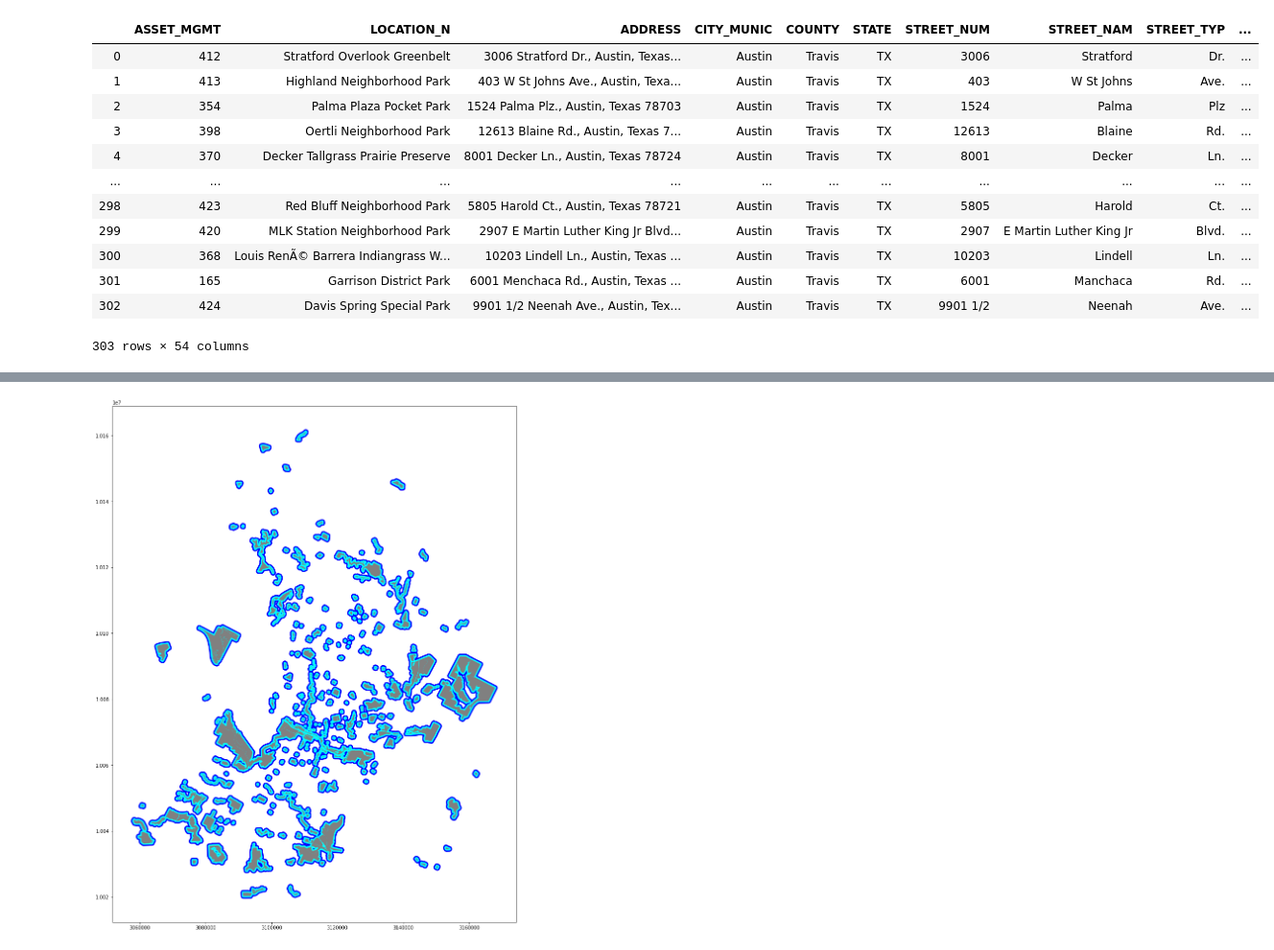
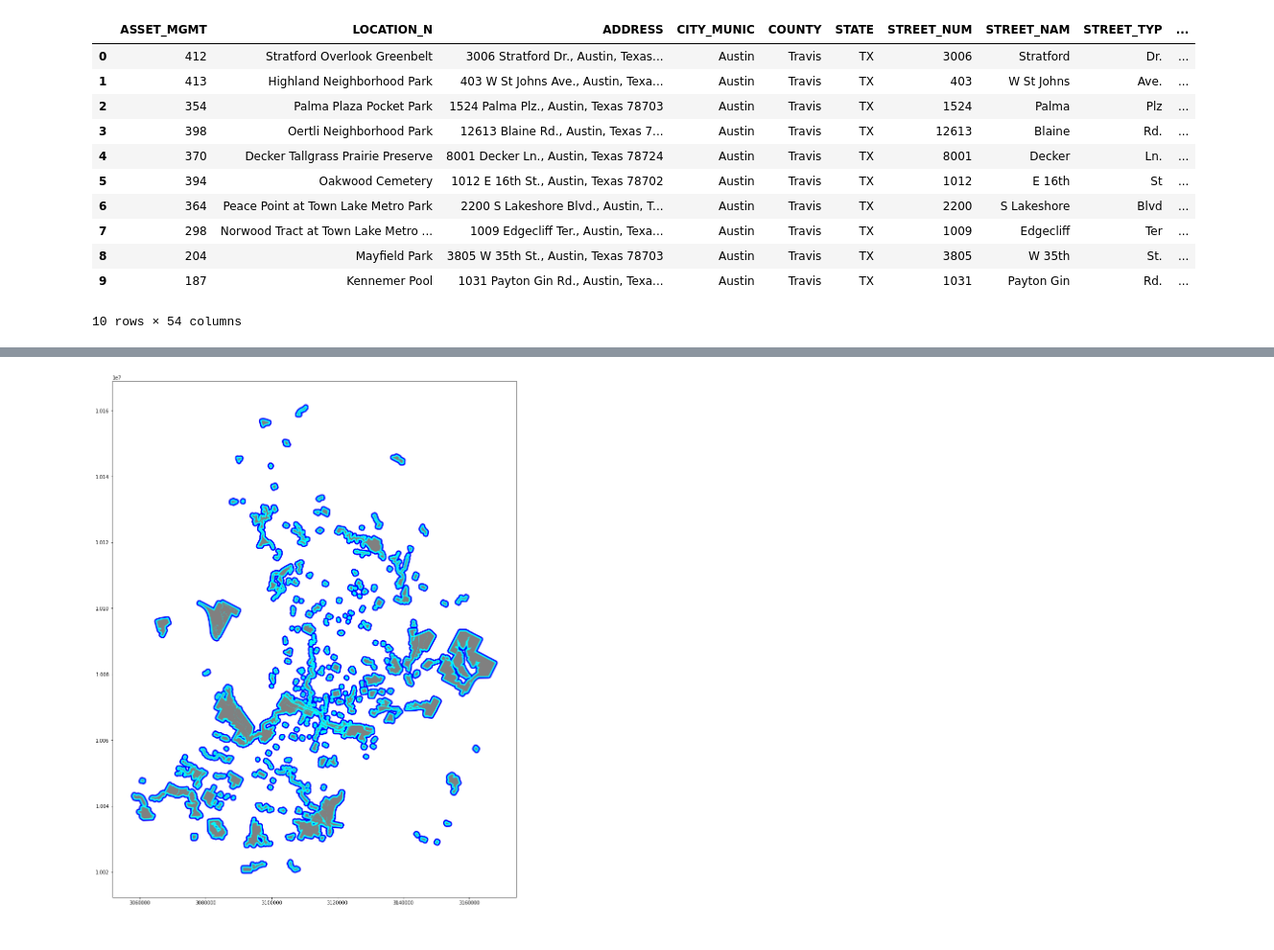
Before and after one commit to vsibarra/park-equity-atx, a Jupyter notebook: notebooks/ParkServiceArea.ipynb, the cells around one changed output, grey strips where cells are left out. Shown at 96% size. Saved outputs shown, nothing was run; the diff lists cells and outputs as text; code cells hidden in the pictures.

```diff
--- a/notebooks/ParkServiceArea.ipynb
+++ b/notebooks/ParkServiceArea.ipynb
@@ -17,24 +10,24 @@ import pandas as pd
 # %%
 wd = os.getcwd()
 wd = wd[:wd.find('notebooks')]
 
 
 coaparks = gpd.read_file(wd+"data/coaparks/BOUNDARIES_city_of_austin_parks.shp")
 coaparks.crs = {'init': 'epsg:102739'}
 coaparks
 # nature preserves are not for recreation
 # Separate these before hand!
+coaparks.head(10)
 # %% [output]
 |  | ASSET_MGMT | LOCATION_N | ADDRESS | CITY_MUNIC | COUNTY | STATE | STREET_NUM | STREET_NAM | STREET_TYP | ... |
 | 0 | 412 | Stratford Overlook Greenbelt | 3006 Stratford Dr., Austin, Texas... | Austin | Travis | TX | 3006 | Stratford | Dr. | ... |
 | 1 | 413 | Highland Neighborhood Park | 403 W St Johns Ave., Austin, Texa... | Austin | Travis | TX | 403 | W St Johns | Ave. | ... |
 | 2 | 354 | Palma Plaza Pocket Park | 1524 Palma Plz., Austin, Texas 78703 | Austin | Travis | TX | 1524 | Palma | Plz | ... |
 | 3 | 398 | Oertli Neighborhood Park | 12613 Blaine Rd., Austin, Texas 7... | Austin | Travis | TX | 12613 | Blaine | Rd. | ... |
 | 4 | 370 | Decker Tallgrass Prairie Preserve | 8001 Decker Ln., Austin, Texas 78724 | Austin | Travis | TX | 8001 | Decker | Ln. | ... |
-| ... | ... | ... | ... | ... | ... | ... | ... | ... | ... | ... |
-| 298 | 423 | Red Bluff Neighborhood Park | 5805 Harold Ct., Austin, Texas 78721 | Austin | Travis | TX | 5805 | Harold | Ct. | ... |
-| 299 | 420 | MLK Station Neighborhood Park | 2907 E Martin Luther King Jr Blvd... | Austin | Travis | TX | 2907 | E Martin Luther King Jr | Blvd. | ... |
-| 300 | 368 | Louis RenÃ© Barrera Indiangrass W... | 10203 Lindell Ln., Austin, Texas ... | Austin | Travis | TX | 10203 | Lindell | Ln. | ... |
-| 301 | 165 | Garrison District Park | 6001 Menchaca Rd., Austin, Texas ... | Austin | Travis | TX | 6001 | Manchaca | Rd. | ... |
-| 302 | 424 | Davis Spring Special Park | 9901 1/2 Neenah Ave., Austin, Tex... | Austin | Travis | TX | 9901 1/2 | Neenah | Ave. | ... |
+| 5 | 394 | Oakwood Cemetery | 1012 E 16th St., Austin, Texas 78702 | Austin | Travis | TX | 1012 | E 16th | St | ... |
+| 6 | 364 | Peace Point at Town Lake Metro Park | 2200 S Lakeshore Blvd., Austin, T... | Austin | Travis | TX | 2200 | S Lakeshore | Blvd | ... |
+| 7 | 298 | Norwood Tract at Town Lake Metro ... | 1009 Edgecliff Ter., Austin, Texa... | Austin | Travis | TX | 1009 | Edgecliff | Ter | ... |
+| 8 | 204 | Mayfield Park | 3805 W 35th St., Austin, Texas 78703 | Austin | Travis | TX | 3805 | W 35th | St. | ... |
+| 9 | 187 | Kennemer Pool | 1031 Payton Gin Rd., Austin, Texa... | Austin | Travis | TX | 1031 | Payton Gin | Rd. | ... |
-303 rows × 54 columns
+10 rows × 54 columns
```
Also changed, not shown: parts of 5 cells of this notebook.
